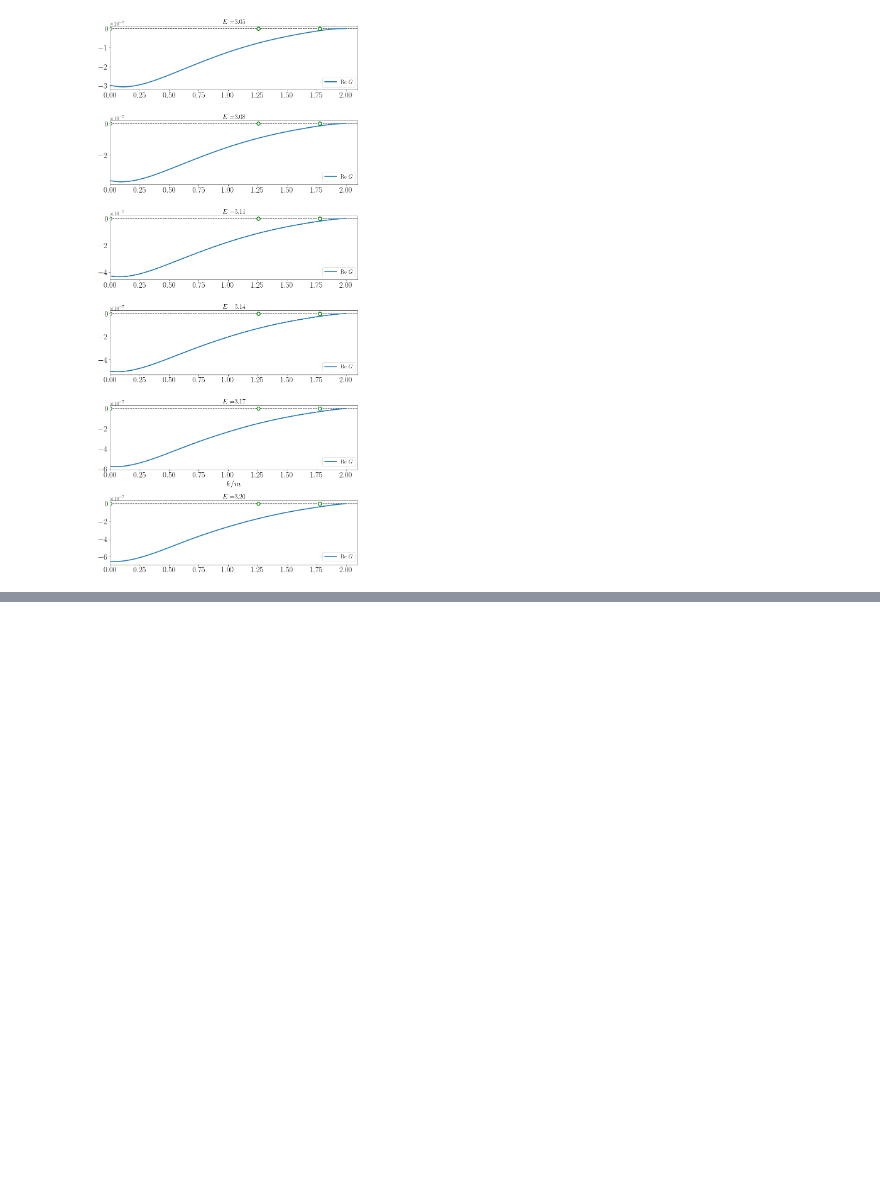
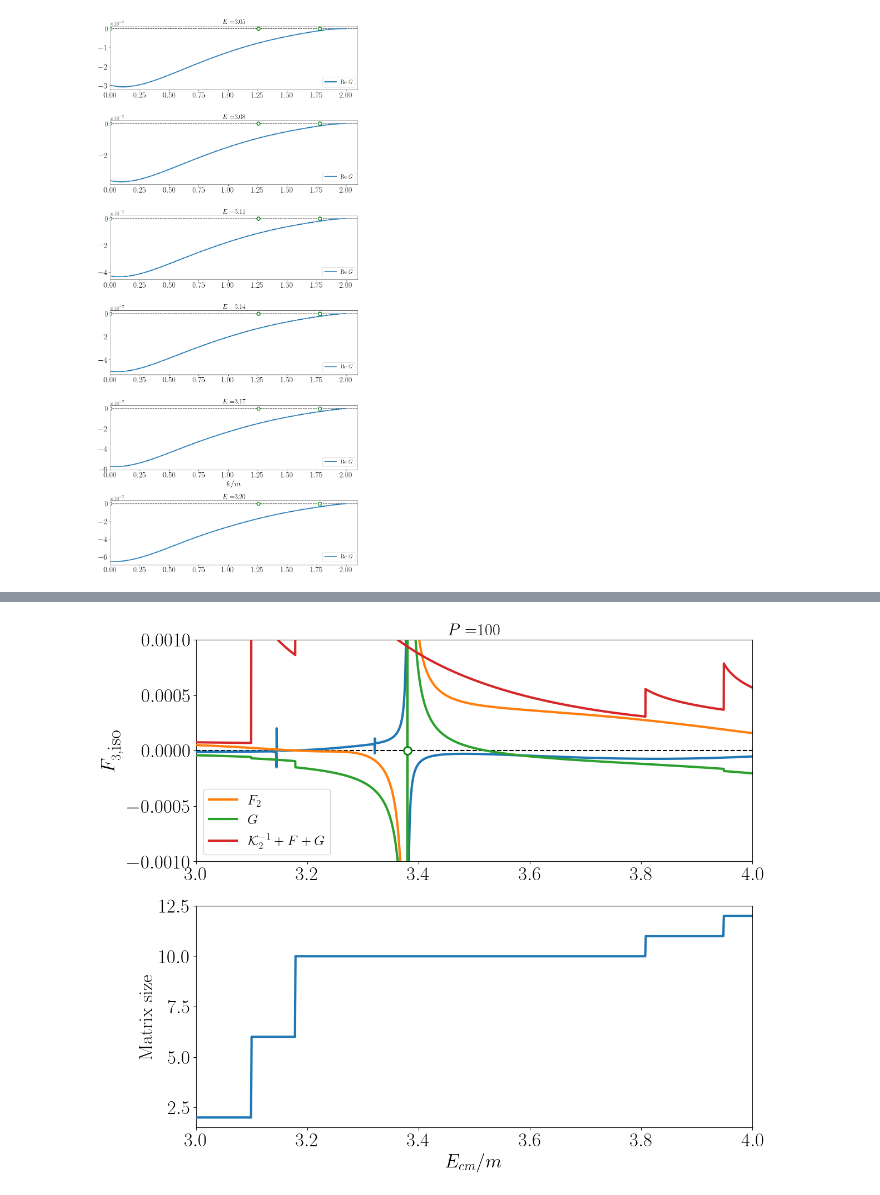
Before and after one commit to digonto10602/3body_quantization, a Jupyter notebook: test_files/plots.ipynb, the cells around one changed output, grey strips where cells are left out. Cells and saved outputs as stored; diff of their text form; code cells hidden in the pictures; blank space fills up the shorter version.

```diff
--- a/test_files/plots.ipynb
+++ b/test_files/plots.ipynb
@@ -2498,0 +2499,81 @@ file loaded =  F3_ma=inf_KKpi_L20_nP_200.dat
+# %%
+# Here we plot the F3 function for identical particles and check
+# why there is a branch cut like structure coming in Gmat, this might
+# be due to the momentum config we are selected, we plot the two side by side for
+# testing if the kinematic point where new shells are added coincide with the
+# the discontinuity of G
+
+
+plt.rcParams.update({'font.size': 18})
+plt.rc('font',**{'family':'serif','serif':['Computer Modern Roman']})
+plt.rc('text', usetex=True)
+
+filename1 = "F3_ma=inf_KKpi_L20_nP_100.dat"
+shellfile1 = "activated_shell_P_100.dat"
+
+spectrum1 = "non_int_3body_nP100.dat"
+
+Gpole1 = "Gpole_3body_nP100.dat"
+
+atmpi = 1#0.06906
+
+#raulF3file = "detF3inv_test_FRL_L5"
+fig,ax = plt.subplots(2,1,figsize=(12,10))
+counter = 0
+
+(En, EcmR, EcmI, F2, F2sum, G, Gsum,
+     K2i, FplusG, F3det, F3iso) = np.genfromtxt(filename1, unpack=True)
+
+(EcmAS, EnAS, maxnsq, maxn) = np.genfromtxt(shellfile1, unpack=True)
+(EcmR1) = np.genfromtxt(spectrum1, unpack=True)
+(gpole1) = np.genfromtxt(Gpole1, unpack=True)
+
+zero_y_val = []
+for i in range(len(EcmR1)):
+    zero_y_val.append(0.0)
+
+np_zero_y_val = np.array(zero_y_val)
+
+zero_y_val1 = []
+for i in range(len(gpole1)):
+    zero_y_val1.append(0.0)
+
+np_zero_y_val1 = np.array(zero_y_val1)
+
+ax[0].set_xlim(3,4)
+ax[1].set_xlim(3,4)
+ax[0].set_ylim(-0.001,0.001)
+
+ax[0].tick_params(axis='both', which='major', labelsize=25)
+ax[0].tick_params(axis='both', which='minor', labelsize=25)
+ax[1].tick_params(axis='both', which='major', labelsize=25)
+ax[1].tick_params(axis='both', which='minor', labelsize=25)
+HFGtitle = "$(\mathcal{K}_2^{-1} + F_2 + G)^{-1}$"
+titlestring = "$P = $" + str(100)
+
+
+ax[0].set_title(titlestring)
+ax[0].plot(EcmR,F3iso, linewidth=3, zorder=4)
+ax[0].plot(EcmR,F2sum, linewidth=3, zorder=4,label="$F_2$")
+ax[0].plot(EcmR,Gsum, linewidth=3, zorder=4,label="$G$")
+ax[0].plot(EcmR,FplusG, linewidth=3, zorder=4,label="$\\mathcal{K}_2^{-1} + F+G$")
+ax[0].scatter(EcmR1,zero_y_val, marker='o', s=100, edgecolor="green", linewidth=2, facecolor='white',zorder=5)
+ax[0].axhline(y=0,linestyle='--',color='black',zorder=2)
+
+ax[1].plot(EcmAS,maxn, linewidth=3, zorder=4)
+ax[0].legend()
+fig.tight_layout()
+ax[1].set_xlabel("$E_{cm}/m$", fontsize=25)
+ax[0].set_ylabel("$F_{3,\\textrm{iso}}$",fontsize=25)
+ax[1].set_ylabel("Matrix size",fontsize=25)
+
+plt.draw()
+
+
+outputfile_str = "check_shells_P100.pdf"
+plt.savefig(outputfile_str)
+#plt.close()
+
+#print(full_energy_list[0][1][2])
+# %% [output]
+[figure, added]
```
Also changed, not shown: parts of 1 cell of this notebook, 20 other files.
